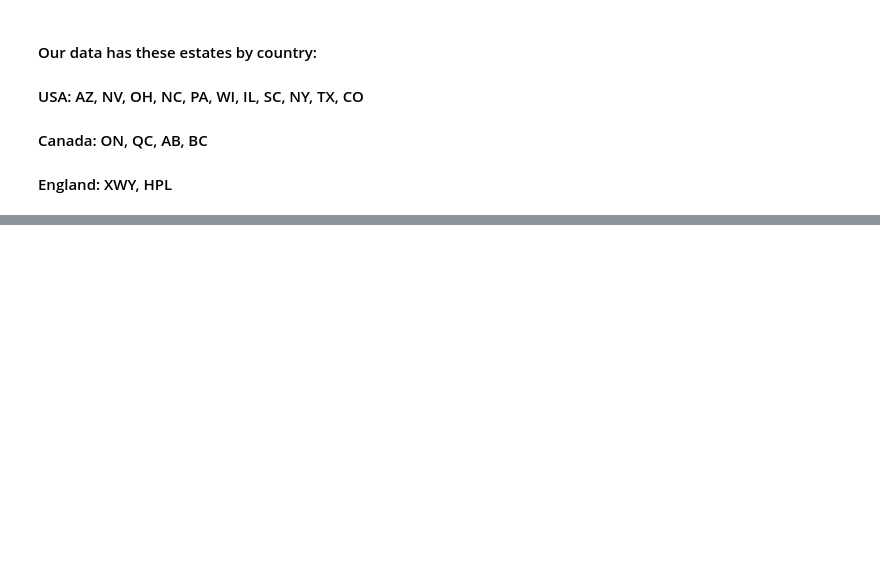
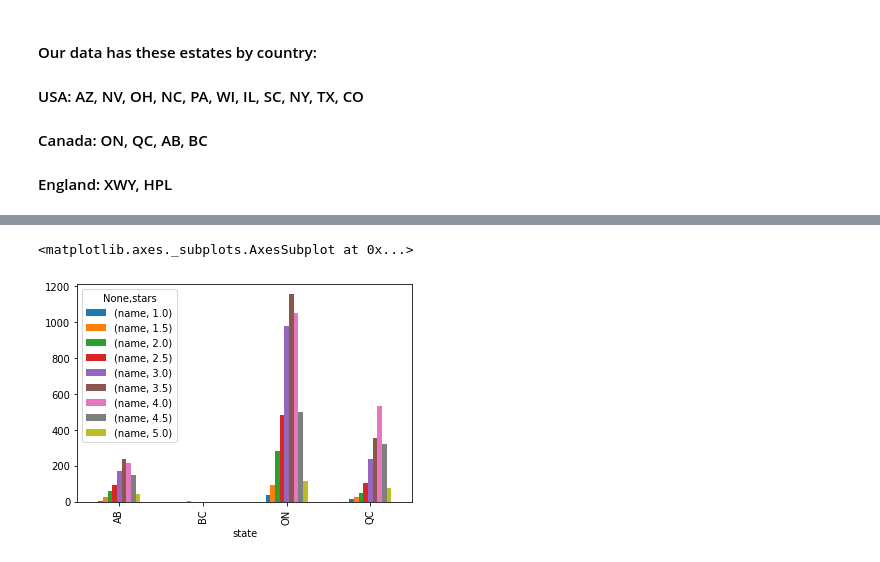
Before and after one commit to CS-UCR/final-project-order-66, a Jupyter notebook: Data_Cleaning.ipynb, the cells around one changed output, grey strips where cells are left out. Cells and saved outputs as stored; diff of their text form; code cells hidden in the pictures; blank space fills up the shorter version.

Commit message:
graphing rates

```diff
--- a/Data_Cleaning.ipynb
+++ b/Data_Cleaning.ipynb
@@ -324,0 +337,5 @@ usa_restaurants_df
+# %%
+pd.pivot_table(canada_restaurants_df,index=["state"],columns="stars",values=["name"], aggfunc="count",fill_value=0).plot.bar()
+# %% [output]
+<matplotlib.axes._subplots.AxesSubplot at 0x...>
+[figure, added]
```
Also changed, not shown: parts of 6 cells of this notebook.
